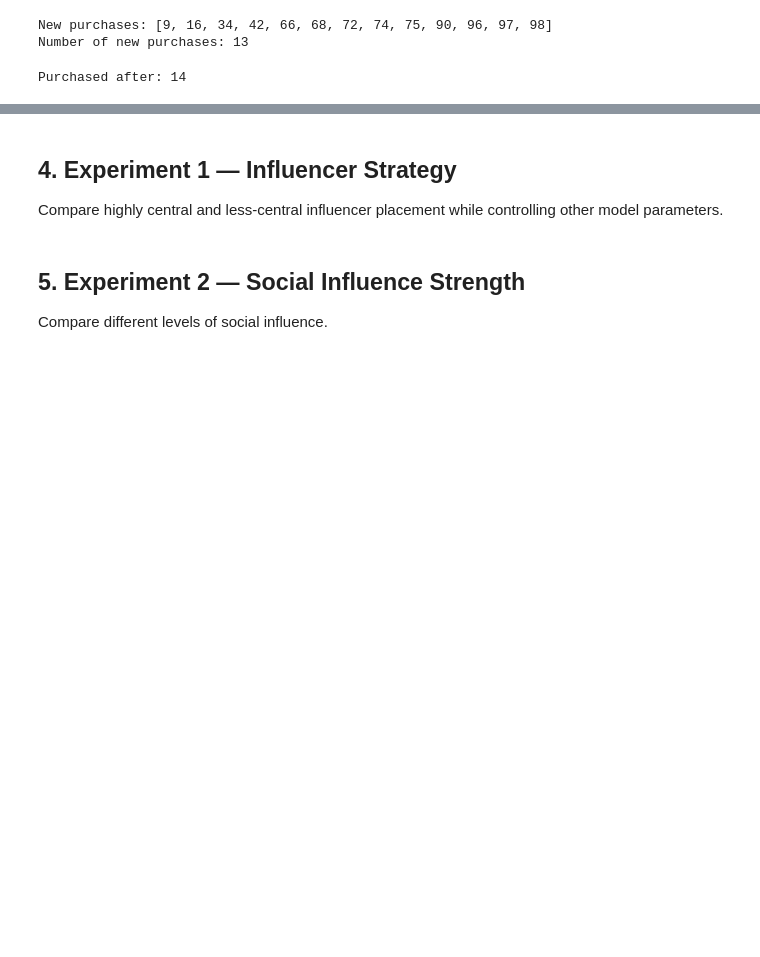
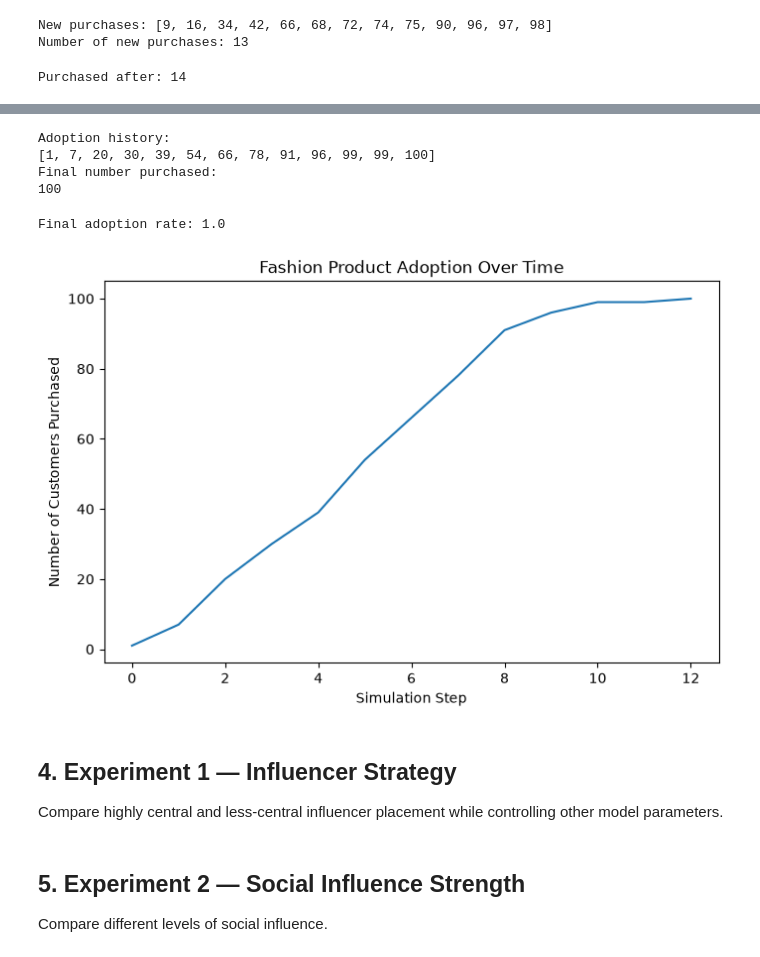
Before and after one commit to tammyweng0/UWA_computational_modelling_project, a Jupyter notebook: notebooks/experiments.ipynb, the cells around one changed output, grey strips where cells are left out. Drawn from its saved outputs; the diff is of its cells as text; code cells hidden in the pictures; blank space fills up the shorter version.

Commit message:
finialise func run_simulation()

```diff
--- a/notebooks/experiments.ipynb
+++ b/notebooks/experiments.ipynb
@@ -243,3 +241,44 @@ NameError: name 'highest_degree_customer' is not defined
+# %%
+# Test simulation
+
+G, adoption_history = run_simulation(
+    num_customers=100,
+    edges_per_new_node=3,
+    influencer_strategy="central",
+    social_influence=0.5,
+    max_steps=50
+)
+
+print("Adoption history:")
+print(adoption_history)
+
+print("Final number purchased:")
+print(adoption_history[-1])
+# %% [output]
+Adoption history:
+[1, 7, 20, 30, 39, 54, 66, 78, 91, 96, 99, 99, 100]
+Final number purchased:
+100
+# %%
+final_adoption_rate = (
+    adoption_history[-1] / 100
+)
+
+print("Final adoption rate:", final_adoption_rate)
+# %% [output]
+Final adoption rate: 1.0
+# %%
+plt.figure(figsize=(8, 5))
+
+plt.plot(adoption_history)
+
+plt.xlabel("Simulation Step")
+plt.ylabel("Number of Customers Purchased")
+plt.title("Fashion Product Adoption Over Time")
+
+plt.show()
+# %% [output]
+[figure, added]
 # %% [markdown]
 ## 4. Experiment 1 — Influencer Strategy
 
```
Also changed, not shown: parts of 2 cells of this notebook, 1 other file.
